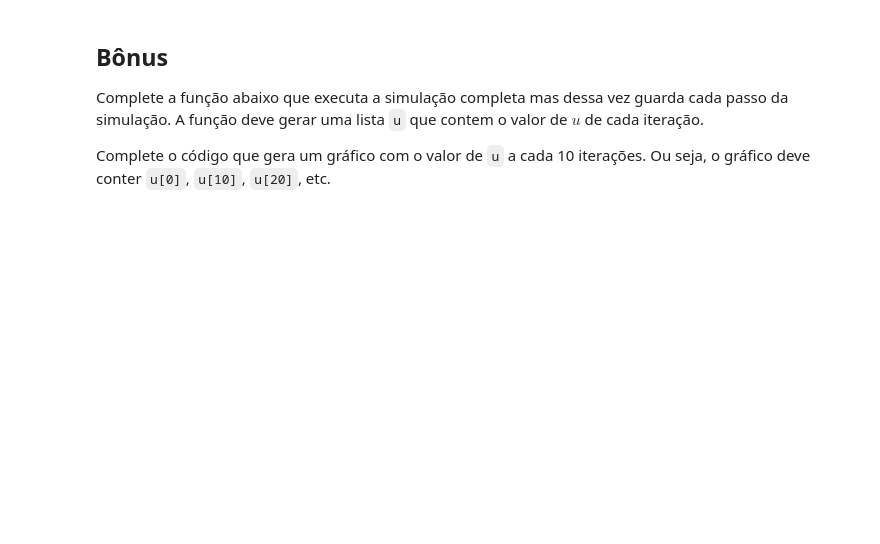
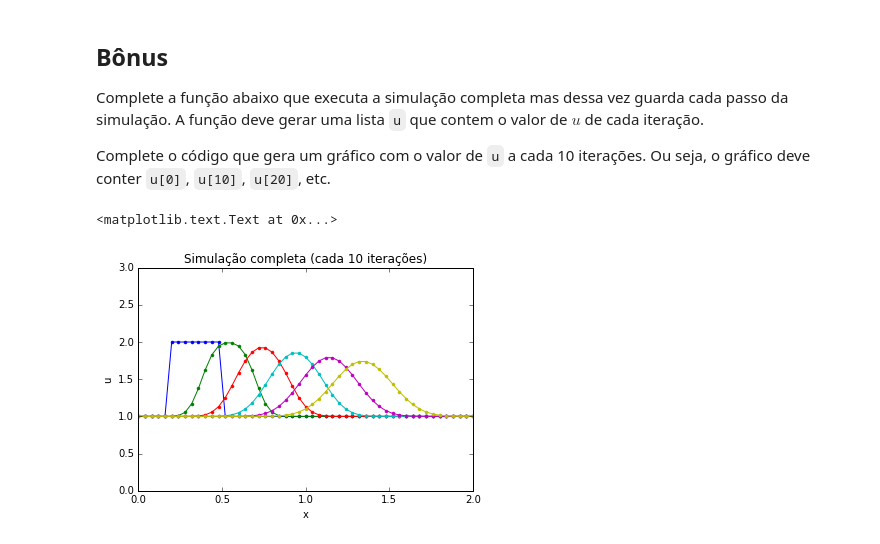
Before and after one commit to mat-esp-2016/diferencas-finitas-conveccao-vbd9, a Jupyter notebook: df-conveccao.ipynb, the cells around one changed output. Saved outputs shown, nothing was run; the diff lists cells and outputs as text; code cells hidden in the pictures; blank space fills up the shorter version.

```diff
--- a/df-conveccao.ipynb
+++ b/df-conveccao.ipynb
@@ -157,17 +162,30 @@ def simula_grava(tamanho, Nx, duração, Nt, velocidade):
     3. Retorna o domínio (x) e uma lista (u) com o resultado
        de cada passo no tempo (incluindo o u0).
     """
-
+    x, dx, dt = cria_dominios(tamanho, Nx, duração, Nt)
+    u0 = cria_cond_inicial(x)
+    u_passado = u0
+    u = []
+    u.append(u_passado)
+    for i in range(Nt):
+        u_futuro = passo_no_tempo(u_passado, dx, dt, velocidade)
+        u_passado = u_futuro
+        u.append(u_futuro)
     return x, u
 # %%
 x, u = simula_grava(tamanho=2, Nx=51, duração=1, Nt=51, velocidade=1)
 # %%
 plt.figure()
-
+for i in range(len(x)):
+    if i % 10 == 0:
+        plt.plot(x, u[i], '.-')
 plt.xlabel('x')
 plt.ylabel('u')
 plt.ylim(0, 3)
 plt.title('Simulação completa (cada 10 iterações)')
+# %% [output]
+<matplotlib.text.Text at 0x...>
+[figure, added]
 # %% [markdown]
 **Course website**: https://github.com/mat-esp/about
 
```
Also changed, not shown: parts of 3 cells of this notebook.
